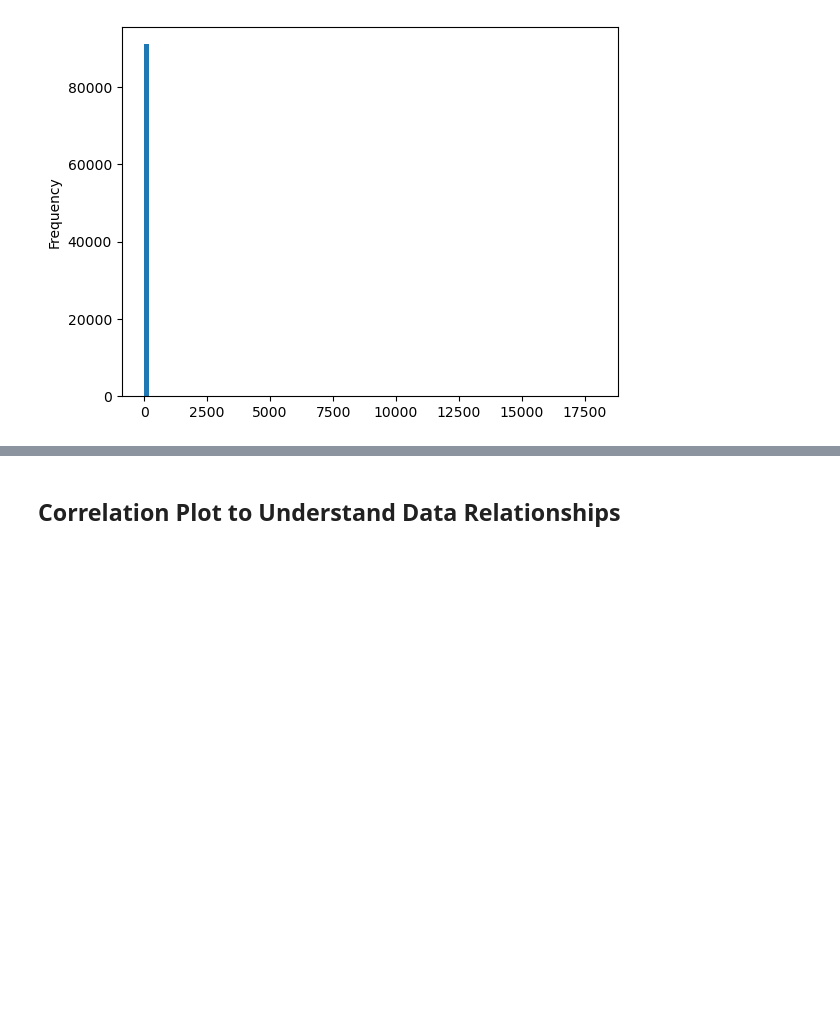
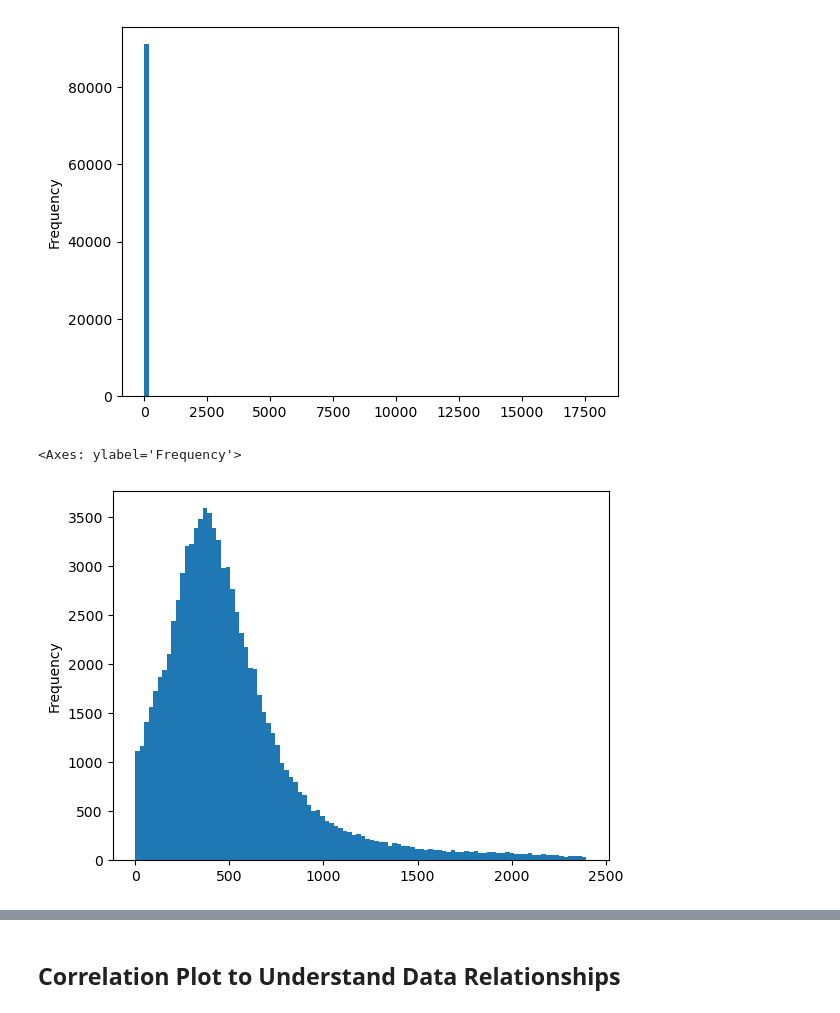
Before and after one commit to jedediahmadsen/us_school_analysis, a Jupyter notebook: public_school_analysis.ipynb, the cells around one changed output, grey strips where cells are left out. Drawn from its saved outputs; the diff is of its cells as text; code cells hidden in the pictures; blank space fills up the shorter version.

Commit message:
charts completed

```diff
--- a/public_school_analysis.ipynb
+++ b/public_school_analysis.ipynb
@@ -226,5 +227,12 @@ reg_schools_df["STUTERATIO"].plot(kind='hist', bins=100)
 [figure]
 # %%
 # Re-Plot a histogram of Total enrolled students after removing 0s and outliers above the 99th quantile
+m1_q_high = reg_schools_df['TOTAL'].quantile(0.99)
+total_filtered_df = reg_schools_df[(reg_schools_df['TOTAL'] > 0) & (reg_schools_df['TOTAL'] <= m1_q_high)]
+
+total_filtered_df['TOTAL'].plot(kind='hist', bins=100)
+# %% [output]
+<Axes: ylabel='Frequency'>
+[figure, added]
 # %%
 # Re-Plot a histogram of Total Teachers after removing 0s and outliers above the 99th quantile
```
Also changed, not shown: parts of 10 cells of this notebook.
